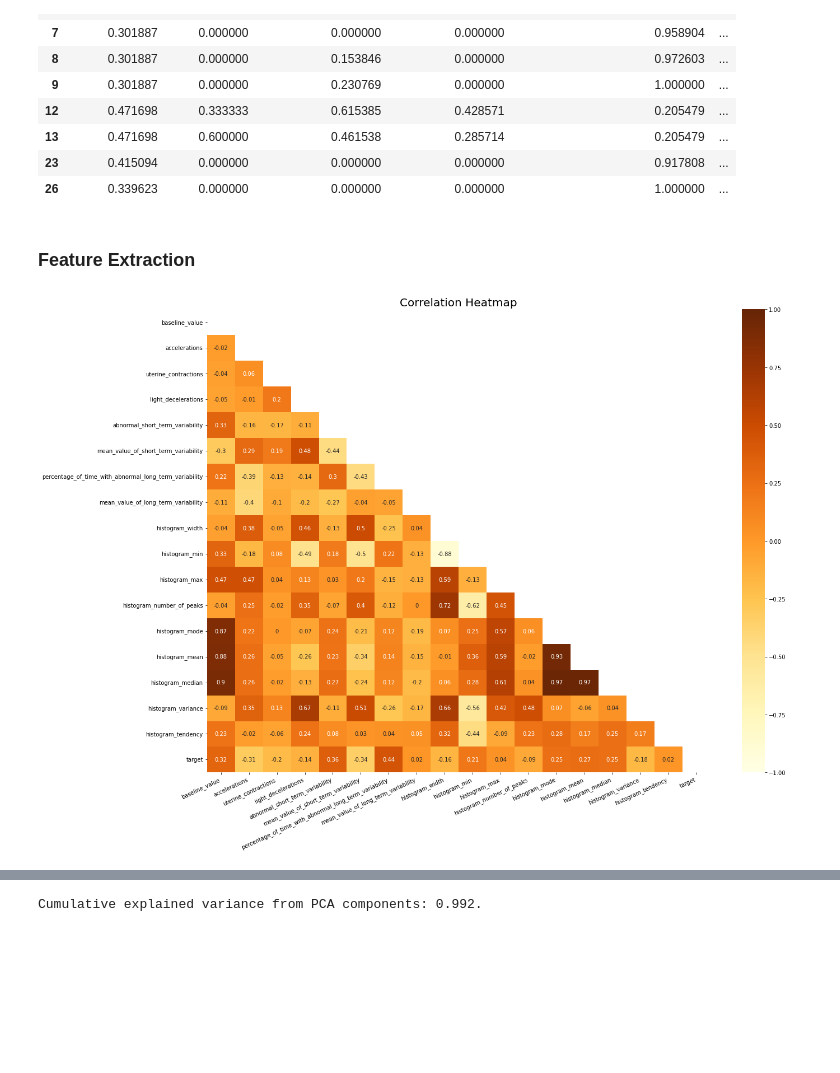
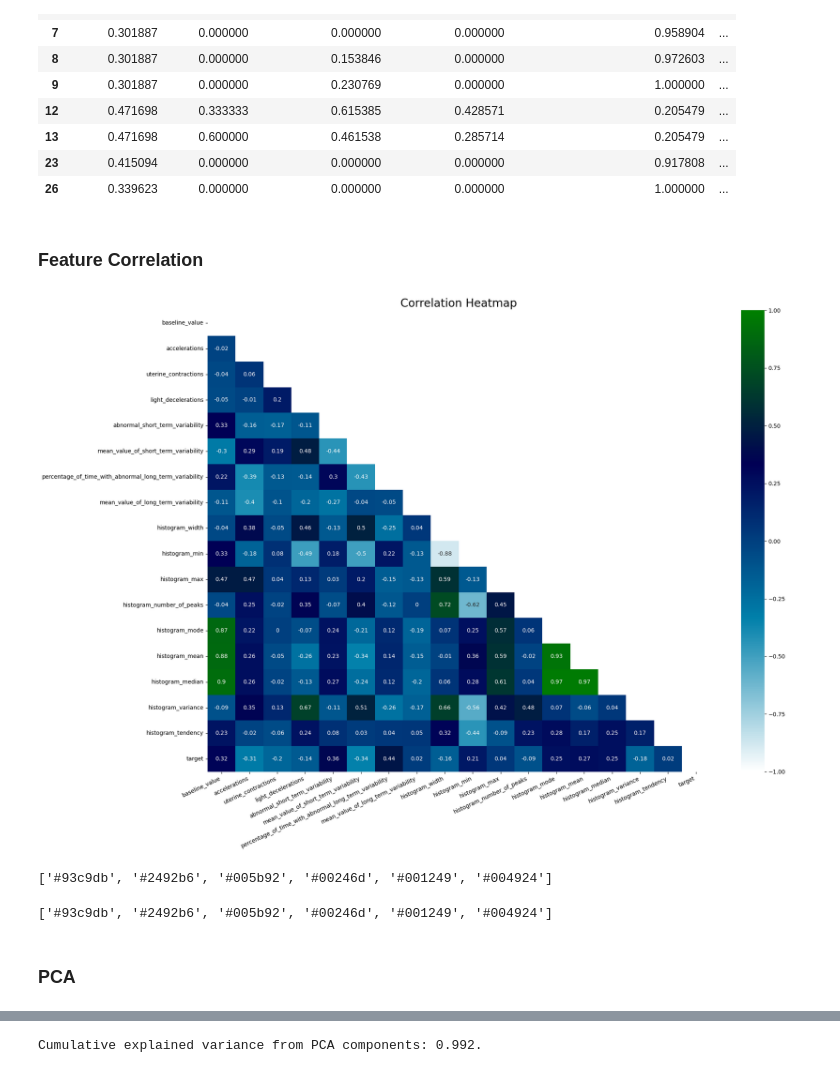
Before and after one commit to kaspii314/fetal_ctg_classification, a Jupyter notebook: fetal_ctg_classification.ipynb, the cells around one changed output, grey strips where cells are left out. Drawn from its saved outputs; the diff is of its cells as text; code cells hidden in the pictures; blank space fills up the shorter version.

```diff
--- a/fetal_ctg_classification.ipynb
+++ b/fetal_ctg_classification.ipynb
@@ -204,26 +223,36 @@ scaled_df.head(10)
 | 23 | 0.415094 | 0.000000 | 0.000000 | 0.000000 | 0.917808 | ... |
 | 26 | 0.339623 | 0.000000 | 0.000000 | 0.000000 | 1.000000 | ... |
 # %% [markdown]
-### Feature Extraction
+### Feature Correlation
 # %%
 # Several features appear to be highly correlated to each other.
 corr_matrix = clean_df.corr()
 fig, ax = plt.subplots(figsize=(20,14))
 mask = np.zeros_like(corr_matrix, dtype=bool)   # returns an array of False values with same shape as corr dataframe
 mask[np.triu_indices_from(mask)] = True  # creates a boolean mask by making half the zero values == True
-ax = sns.heatmap(corr_matrix.round(2), mask=mask, ax=ax, annot=True, vmin=-1, vmax=1, annot_kws={'fontsize':10}, cmap='YlOrBr')
+ax = sns.heatmap(corr_matrix.round(2), mask=mask, ax=ax, annot=True, vmin=-1, vmax=1, annot_kws={'fontsize':10}, cmap='ocean_r')
 ax.set_xticklabels(ax.xaxis.get_ticklabels())
 ax.set_yticklabels(ax.yaxis.get_ticklabels())
 plt.title('Correlation Heatmap', fontsize=20)
 plt.xticks(rotation=25, ha='right')
 plt.tight_layout()
 plt.show()
 # %% [output]
-[figure, old version]
+[figure, new version]
 # %%
 # Define arrays for remainder of analysis.
 X = clean_df.drop('target', axis=1)
 y = clean_df['target'].copy()
+# %%
+sns.color_palette('ocean_r').as_hex()
+# %% [output]
+['#93c9db', '#2492b6', '#005b92', '#00246d', '#001249', '#004924']
+# %%
+print(sns.color_palette('ocean_r').as_hex())
+# %% [output]
+['#93c9db', '#2492b6', '#005b92', '#00246d', '#001249', '#004924']
+# %% [markdown]
+### PCA
 # %%
 # Compute covariance matrix, and visualize cumulative sum of explained variances to choose right number of PCA dimensions.
 cov_mat = np.cov(X.T)
```
Also changed, not shown: parts of 30 cells of this notebook, 2 other files.
